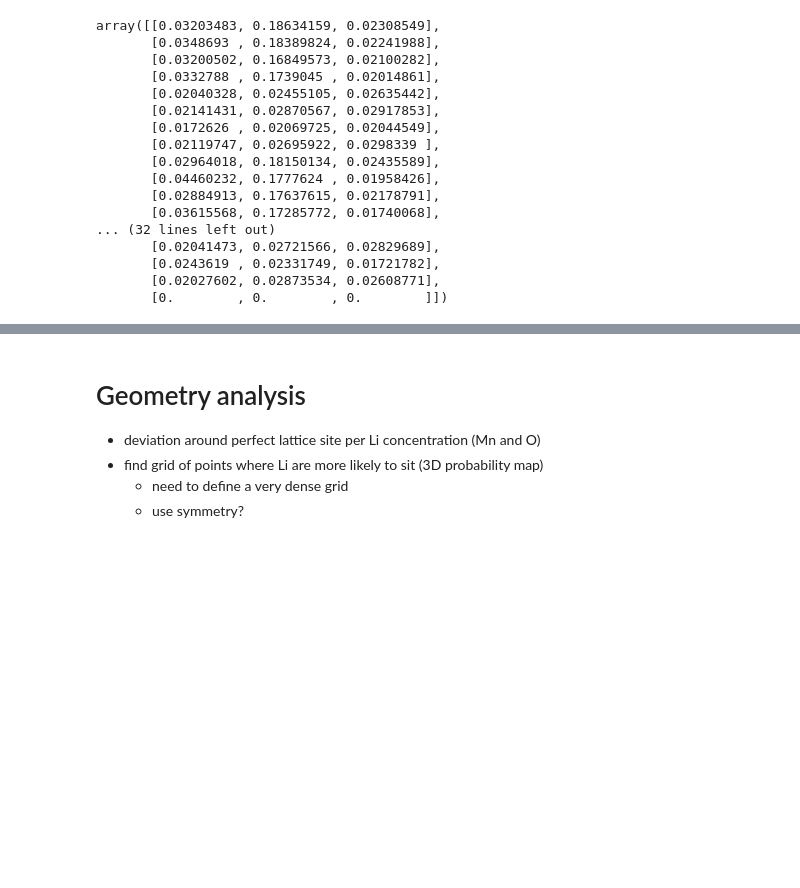
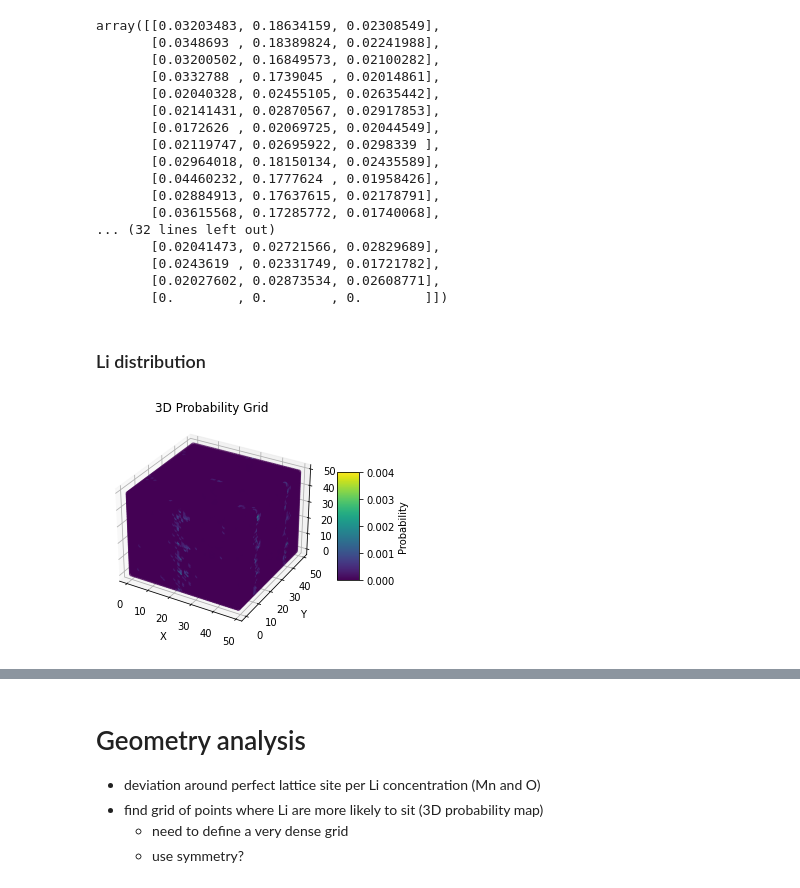
Before and after one commit to cmc-ucl/QUBO_GULP, a Jupyter notebook: QUBO_GULP.ipynb, the cells around one changed output, grey strips where cells are left out. Cells and saved outputs as stored; diff of their text form; code cells hidden in the pictures; blank space fills up the shorter version.

```diff
--- a/QUBO_GULP.ipynb
+++ b/QUBO_GULP.ipynb
@@ -162,3 +162,41 @@ array([[0.03203483, 0.18634159, 0.02308549],
        [0.0243619 , 0.02331749, 0.01721782],
        [0.02027602, 0.02873534, 0.02608771],
        [0.        , 0.        , 0.        ]])
+# %% [markdown]
+### Li distribution
+# %%
+li_coords_all = []
+num_samples = 10 #MAKE RANDOM
+M = 50 #grid definition
+N_positions_final = 250
+
+for i in range(1,25):
+    with open(f'data/database/config_size_{i}.pkl', 'rb') as file:
+        data = pickle.load(file)
+
+
+    structure_n = np.array(list(data.keys())[0:num_samples])
+
+    for i in structure_n:
+        coords_tmp = np.array(data[i]['final']['config'])#[-48:])[:,2:]
+        li_index = np.where(coords_tmp[:,0] == 'Li')[0]
+
+        li_coords = np.array(coords_tmp[li_index][:,2:])
+        li_coords = np.array(li_coords,dtype='float').tolist()
+        li_coords_all.extend(li_coords)
+
+li_coords_all = np.array(li_coords_all)
+grid = compute_probability_grid(li_coords_all, M)
+
+plot_probability_grid(grid)
+
+centers = find_fractional_centers(M)
+top_centers = find_top_x_points(grid,centers,N_positions_final)
+
+coord_top = []
+for line in top_centers:
+    coord_top.append(line[0])
+coord_top = np.array(coord_top)
+vview(Structure(delithiated_structure_init.lattice.matrix,[1]*N_positions_final,coord_top))
+# %% [output]
+[figure, added]
```
Also changed, not shown: parts of 70 cells of this notebook.
